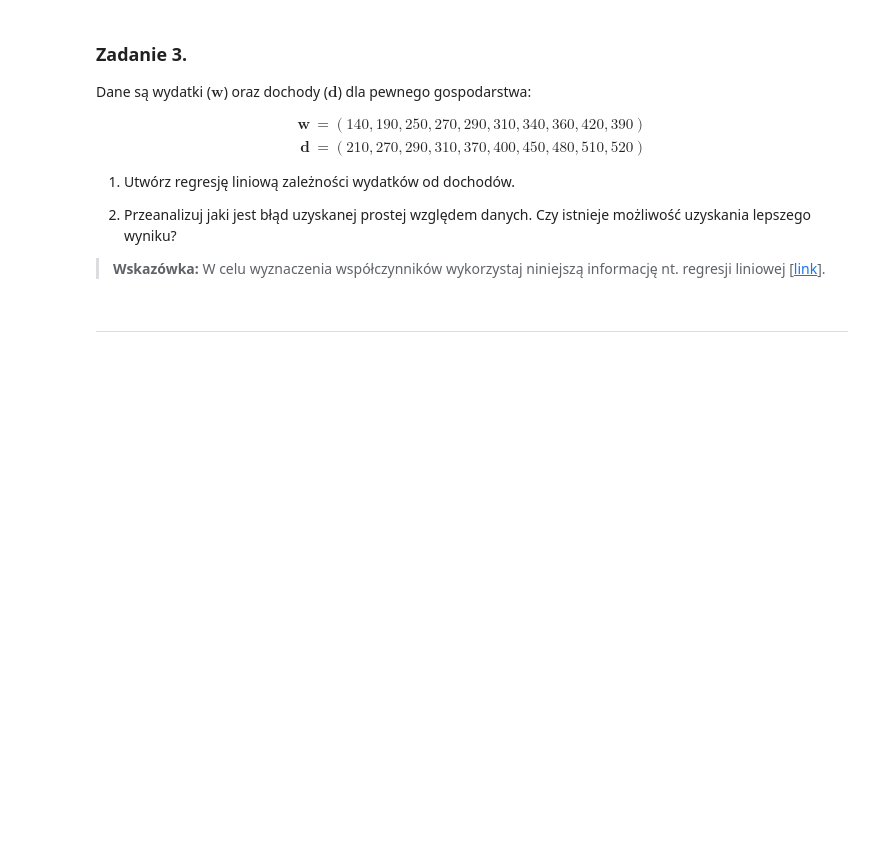
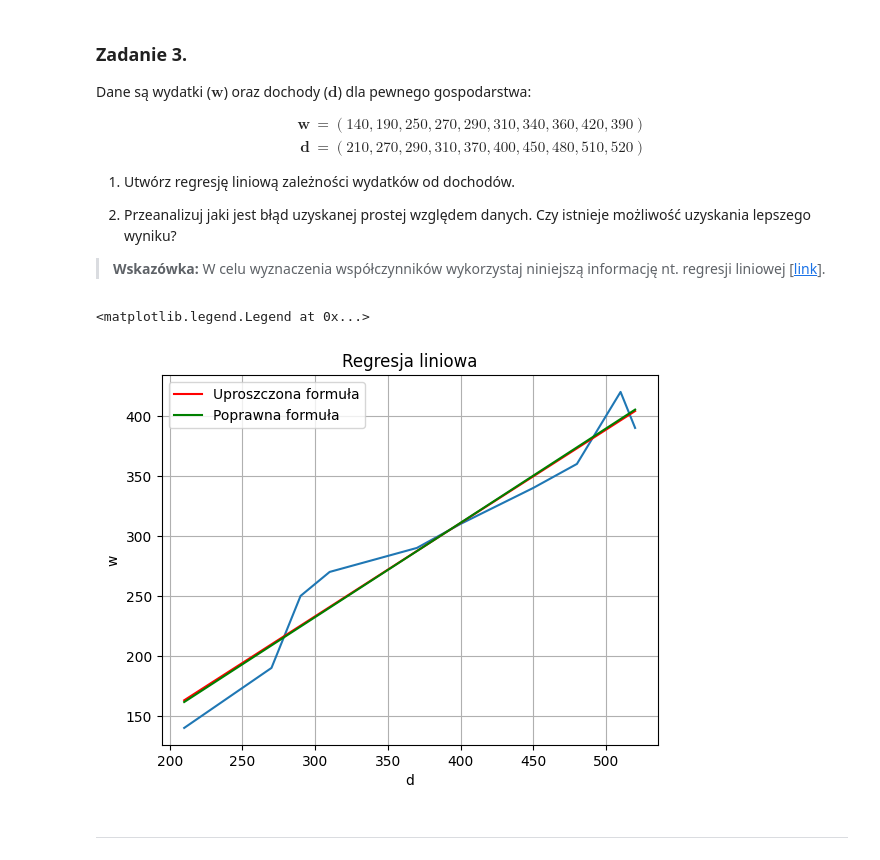
Before and after one commit to MN-KJ-2025/lab-5-r-wnania-m-x-n-joniec1, a Jupyter notebook: sprawozdanie.ipynb, the cells around one changed output. Drawn from its saved outputs; the diff is of its cells as text; code cells hidden in the pictures; blank space fills up the shorter version.

```diff
--- a/sprawozdanie.ipynb
+++ b/sprawozdanie.ipynb
@@ -131,10 +126,3 @@ za pomocą następujacych metod:
 4. Rozkładu SVD podanego na wykładzie. Użyć należy funkcji [`np.linalg.svd()`](https://numpy.org/doc/stable/reference/generated/numpy.linalg.svd.html).
 
 Po zaimplementowaniu powyższych metod przeprowadź profilowanie kodu w celu analizy czasu wykonania oraz zużycia pamięci każdej z nich. Porównaj jakość otrzymanych wyników.
-# %%
-# ===== Twoja implementacja tutaj =====
-A,b = main.spare_matrix_Abt(50,12)
-new_A, new_B = main.square_from_rectan(A,b)
-x1 = np.linalg.solve(new_A,new_B)
-x2 = np.linalg.lstsq(A,b)
-Q,R = np.linalg.qr(A)
@@ -204,3 +241,37 @@ d = np.array([210, 270, 290, 310, 370, 400, 450, 480, 510, 520])
+# %%
+# ===== Twoja implementacja tutaj =====
+
+plt.figure()
+plt.plot(d,w)
+
+w_avg = sum(w) / len(w)
+d_avg = sum(d) / len(d)
+
+licz = 0
+mian = 0
+for i,j in zip(d,w):
+    licz += i*j
+    mian += i*i
+beta = licz / mian
+
+alfa = w_avg - beta * d_avg
+
+licz1 = sum((d - d_avg) * (w - w_avg))
+mian1 = sum((d - d_avg)**2)
+beta1 = licz1 / mian1
+alfa1 = w_avg - beta1 * d_avg
+
+
+plt.plot(d, alfa + beta * d, 'r',label='Uproszczona formuła')
+plt.plot(d, alfa1 + beta1 * d, 'g', label = 'Poprawna formuła')
+plt.grid()
+plt.xlabel('d')
+plt.ylabel('w')
+plt.title('Regresja liniowa')
+plt.legend()
+# %% [output]
+<matplotlib.legend.Legend at 0x...>
+[figure, added]
 # %% [markdown]
 ---
 # %% [markdown]
```
Also changed, not shown: parts of 6 cells of this notebook.
